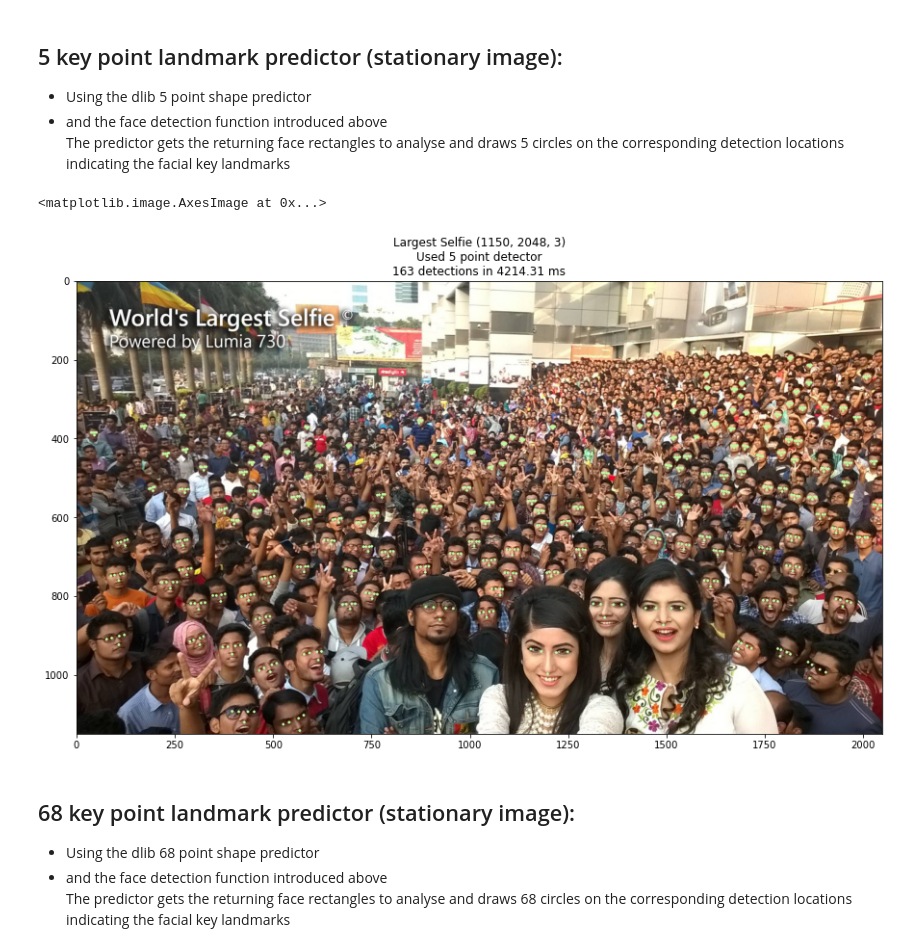
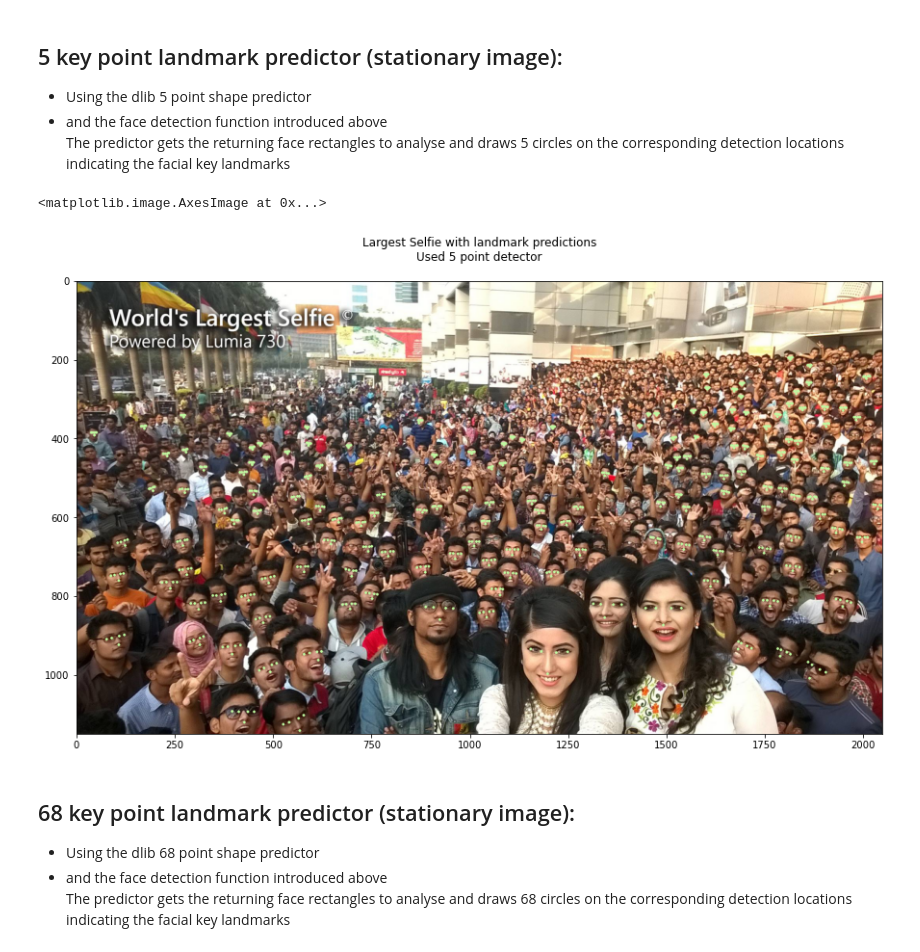
Before and after one commit to lucasessmann/FaceRecognition, a Jupyter notebook: deepl_demo.ipynb, the cells around one changed output. Drawn from its saved outputs; the diff is of its cells as text; code cells hidden in the pictures.

```diff
--- a/deepl_demo.ipynb
+++ b/deepl_demo.ipynb
@@ -165,17 +172,17 @@ def process(image, detector, upsample_num: int = 1, scale = 1.):
 # %%
 image = imageio.imread('images/LargestSelfie.jpg')
 
-upsample_num: int = 2
-scale: float = 1.0
+upsample_num = 2
+scale = 1.0
 
-result_image, rects, detections, duration = \
+result_img, rects, face_detections, duration = \
 process(image.copy(), hog_detector, upsample_num=upsample_num, scale=scale)
 
 plt.figure(figsize=(15,15))
-plt.title(f"Snapshot {image.shape}\n"
-          f"{detections} detection{'' if detections==1 else 's'}"
+plt.title(f"Largest Selfie with Boxes\n"
+          f"{face_detections} detection{'' if face_detections==1 else 's'}"
           f" in {duration*1000:.2f} ms")
-plt.imshow(result_image)
+plt.imshow(result_img)
 plt.show()
 # %% [output]
 [figure]
@@ -187,43 +194,48 @@ The predictor gets the returning face rectangles to analyse and draws 5 circles
 # %%
 # create the facial landmark predictor
 predictor_5 = "shape_predictor_5_face_landmarks.dat"
 
 predictor = dlib.shape_predictor(predictor_5)
 
 # get the input image
 image = imageio.imread('images/LargestSelfie.jpg')
 
 # Convert it into gray scale (required for the predictor)
 gray_Input = cv2.cvtColor(image, cv2.COLOR_BGR2GRAY)
 
-# use the dlib detector to detect faces in the image
-result_image, rects, detections, duration = \
+# use the dlib detector to detect faces in the image box
+result_img, rects, face_detections, duration = \
 process(image.copy(), hog_detector, upsample_num=upsample_num, scale=scale)
 
-# loop over those detected faces
+# loop over those detected face candidates
 for (i, detected) in enumerate(rects):
-    # determine the facial landmarks for the face region, then
-    # convert the facial landmark (x, y)-coordinates to a NumPy
-    # array
+
+    # find the landmarks within each rectangle by using the dlib predictor
     shape = predictor(gray_Input, detected)
+
+    # convert the resulting landmark coordinates (x,y) to a NumPy array
     shape = face_utils.shape_to_np(shape)
 
-    # loop over the (x, y)-coordinates for the facial landmarks
-    # and draw them on the image
+    # loop over all landmark coordinates (x,y) and mark them on the image
+    # using cv2.circle(input_image, center coordinats, circle radius, circle color, circle thickness)
+    radius = 2
+    color = (193, 249, 162) # something like mint
+    thickness = 2
+
     for (x, y) in shape:
-        cv2.circle(image, (x, y), 2, (193, 249, 162), 2)
+        cv2.circle(image, (x, y), radius, color, thickness)
 
-# ----- Plotting -----
+
+
+# Plotting
 plt.figure(figsize=(15,15))
-plt.title(f"Largest Selfie {image.shape}\n"
-          f"Used 5 point detector\n"
-          f"{detections} detection{'' if detections==1 else 's'}"
-          f" in {duration*1000:.2f} ms")
-plt.imshow(result_image)
+plt.title(f"Largest Selfie with landmark predictions\n"
+          f"Used 5 point detector\n")
+plt.imshow(result_img)
 plt.imshow(image)
 # %% [output]
 <matplotlib.image.AxesImage at 0x...>
-[figure, old version]
+[figure, new version]
 # %% [markdown]
 ## 68 key point landmark predictor (stationary image):
 * Using the dlib 68 point shape predictor
```
Also changed, not shown: parts of 7 cells of this notebook.
